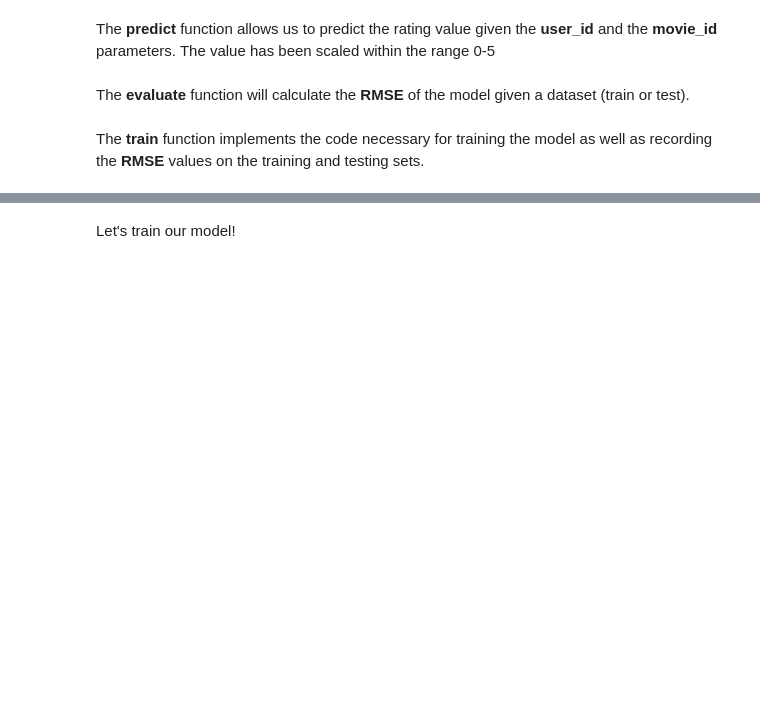
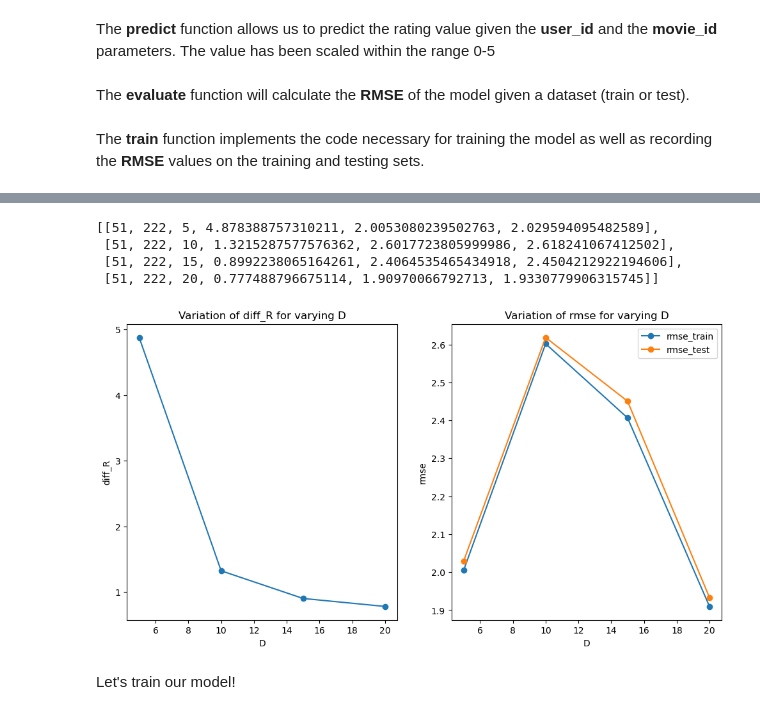
Before and after one commit to EmnaMaghrebi/RecSys, a Jupyter notebook: Alternating minimization real data.ipynb, the cells around one changed output, grey strips where cells are left out. Drawn from its saved outputs; the diff is of its cells as text; code cells hidden in the pictures; blank space fills up the shorter version.

```diff
--- a/Alternating minimization real data.ipynb
+++ b/Alternating minimization real data.ipynb
@@ -15,7 +15,6 @@ sigma_u = 1.0
 sigma_v = 1.0
 sigma = 0.2
 parameters = {}
-d_dims = 2
 # %%
 realdata_df = pd.read_csv('data/ratings_per_user.csv')
 realdata_df.head()
@@ -180,7 +170,7 @@ def compare_results(n_users, n_movies):
     V_result = parameters['V_result']
 
     R_result = U_result.T @ V_result
-    diff_norm_R = frob(R, R_result , n_movies*n_users)
+    diff_norm_R = np.linalg.norm(R - R_result, 'fro')/np.sqrt(n_movies*n_users)
 
     return diff_norm_R
 # %% [markdown]
@@ -199,7 +188,7 @@ def evaluate(dataset):
 # %% [markdown]
 The __train__ function implements the code necessary for training the model as well as recording the __RMSE__ values on the training and testing sets.
 # %%
-def train(n_epochs, train_set, test_set, n_users, n_movies):
+def train(n_epochs, train_set, test_set, n_users, n_movies, d_dims):
 
     log_aps = []
     rmse_train = []
@@ -212,9 +201,9 @@ def train(n_epochs, train_set, test_set, n_users, n_movies):
     k = 0
     while True:
         if len(log_aps) > 2:
-            if np.abs(log_aps[-1] - log_aps[-2]) < 0.0001:
+            if np.abs(log_aps[-1] - log_aps[-2]) < 0.01: # change back to 0.0001
                 break
-        update_parameters(n_users, n_movies)
+        update_parameters(n_users, n_movies, d_dims)
         log_ap = log_a_posteriori()
         log_aps.append(log_ap)
         k += 1
@@ -228,16 +217,19 @@ def train(n_epochs, train_set, test_set, n_users, n_movies):
     diff_norm_R = compare_results(n_users, n_movies)
     return log_aps, rmse_train, rmse_test, diff_norm_R
 # %%
-d_vals = [2, 3, 4, 5, 6]#, 100]
+d_vals = [5, 10, 15, 20]     #[2, 3, 4, 5, 6, 7, 8, 9, 10]
+# d_vals takes  values = 5, 10, 15, 20
+
 data = []
 np. set_printoptions(precision = 6)
-print(sigma_u, sigma_v, sigma)
+
 for i in range(len(d_vals)):
-    print(f'i:{i}')
-    init_params_real_data(sigma_u/sigma, sigma_v/sigma, mu, sigma, d_dims, n_users, n_items, ratings_matrix)
+    print(f'dimension d = {d_vals[i]}')
+
+    init_params_real_data(sigma_u/sigma, sigma_v/sigma, mu, sigma, d_vals[i], n_users, n_items, ratings_matrix)
     df_ratings = create_real_data_df(n_users, n_items)
     train_set, test_set = split_train_test(df_ratings, train_size=0.95)
-    log_aps, rmse_train, rmse_test, diff_R = train(10, train_set, test_set, n_users, n_items)
+    log_aps, rmse_train, rmse_test, diff_R = train(10, train_set, test_set, n_users, n_items, d_vals[i])
 
     row= [n_users, n_items, d_vals[i], diff_R, rmse_train[-1], rmse_test[-1]]
     print(row) # to check progress
@@ -245,2 +255,31 @@ for i in range(len(d_vals)):
+# %%
+data
+# %% [output]
+[[51, 222, 5, 4.878388757310211, 2.0053080239502763, 2.029594095482589],
+ [51, 222, 10, 1.3215287577576362, 2.6017723805999986, 2.618241067412502],
+ [51, 222, 15, 0.8992238065164261, 2.4064535465434918, 2.4504212922194606],
+ [51, 222, 20, 0.777488796675114, 1.90970066792713, 1.9330779906315745]]
+# %%
+df = pd.DataFrame(data, columns = ['N', 'M', 'D', 'diff_R', 'rmse_train', 'rmse_test']) # remove N and M
+df.drop(['N', 'M'], axis=1, inplace=True)
+fig, (ax1, ax2) = plt.subplots(1, 2, figsize=(12, 6))
+
+# plot D as a function of diff_R
+ax1.plot(df['D'], df['diff_R'], marker='o')
+ax1.set_xlabel('D')
+ax1.set_ylabel('diff_R')
+ax1.set_title('Variation of diff_R for varying D')
+
+# plot D as a function of rmse_train and rmse_test
+ax2.plot(df['D'], df['rmse_train'], marker='o', label='rmse_train')
+ax2.plot(df['D'], df['rmse_test'], marker='o', label='rmse_test')
+ax2.set_xlabel('D')
+ax2.set_ylabel('rmse')
+ax2.set_title('Variation of rmse for varying D')
+ax2.legend()
+
+plt.show()
+# %% [output]
+[figure, added]
 # %% [markdown]
 Let's train our model!
```
Also changed, not shown: parts of 9 cells of this notebook.
